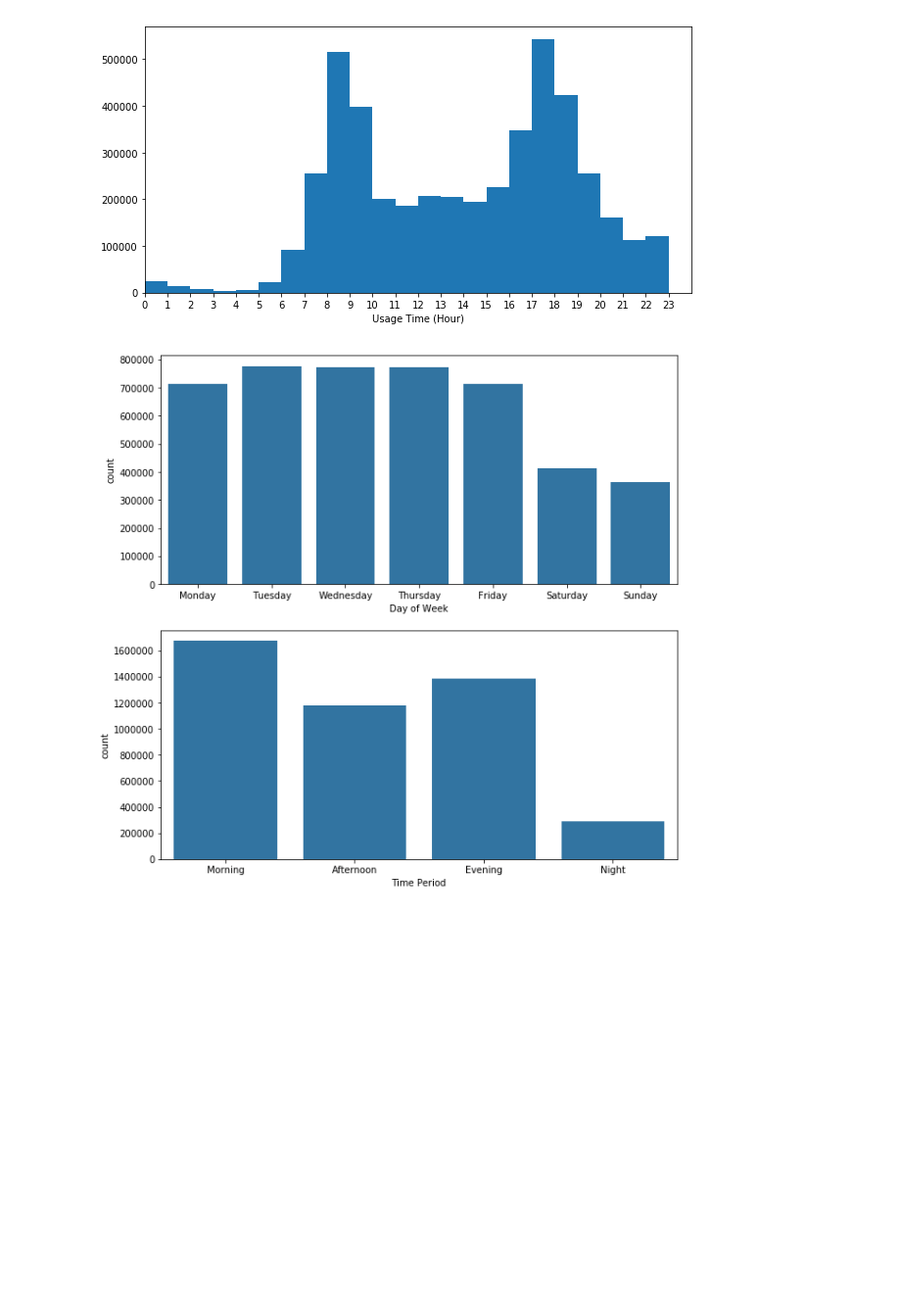
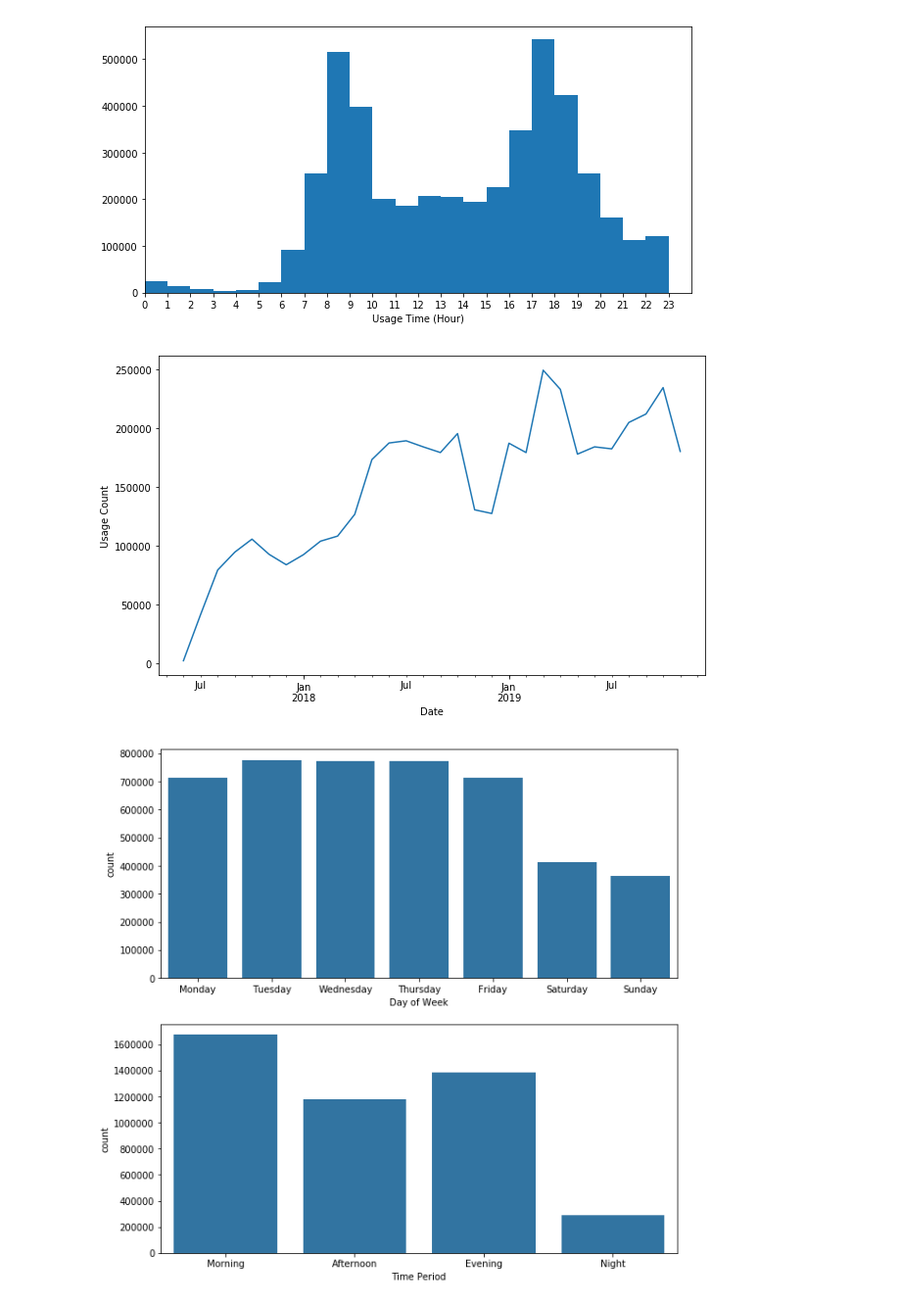
Before and after one commit to sclkan/Lyft-Analysis, a Jupyter notebook: lyft_baywheels_analysis.ipynb, the cells around one changed output. Shown at 98% size. Cells and saved outputs as stored; diff of their text form; code cells hidden in the pictures; blank space fills up the shorter version.

```diff
--- a/lyft_baywheels_analysis.ipynb
+++ b/lyft_baywheels_analysis.ipynb
@@ -366,6 +363,13 @@ plt.xticks(bin_edge)
 plt.xlabel('Usage Time (Hour)');
 # %% [output]
 [figure]
+# %%
+plt.figure(figsize=[10,6])
+df.groupby('start_date').bike_id.count().plot()
+plt.xlabel('Date')
+plt.ylabel('Usage Count');
+# %% [output]
+[figure, added]
 # %%
 fig, ax = plt.subplots(2,1, figsize=[10,10])
 color = sb.color_palette()[0]
```
Also changed, not shown: parts of 13 cells of this notebook.
